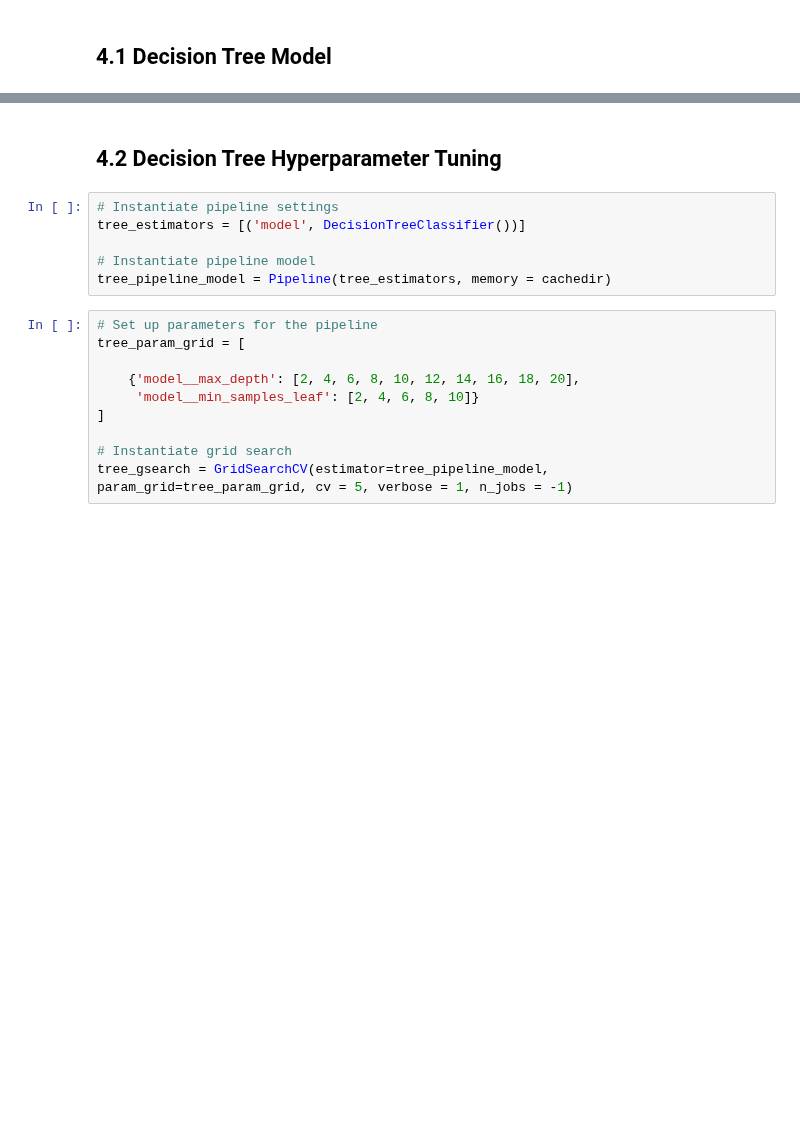
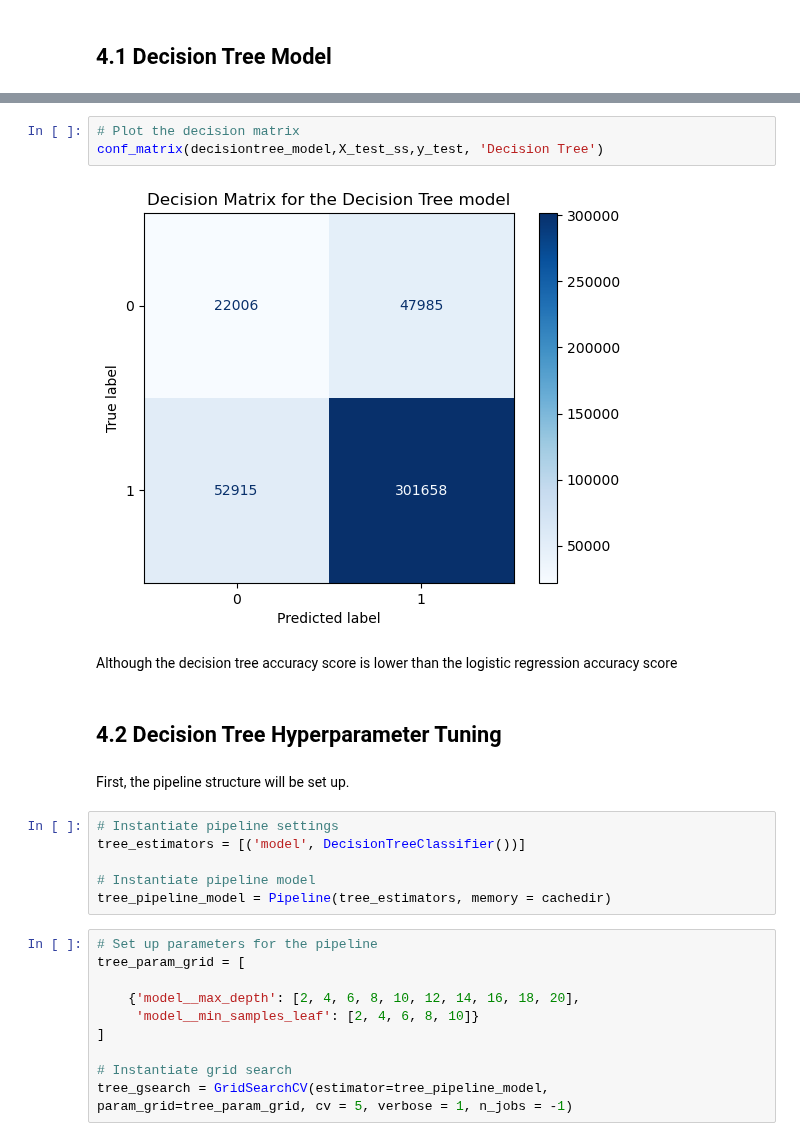
Before and after one commit to JTruong3/Amazon-Product-Recommender, a Jupyter notebook: 2_Modelling without text data.ipynb, the cells around one changed output, grey strips where cells are left out. Cells and saved outputs as stored; diff of their text form; blank space fills up the shorter version.

```diff
--- a/2_Modelling without text data.ipynb
+++ b/2_Modelling without text data.ipynb
@@ -182,5 +342,14 @@ Test score: 0.7616519535335073
+# %%
+# Plot the decision matrix
+conf_matrix(decisiontree_model,X_test_ss,y_test, 'Decision Tree')
+# %% [output]
+[figure, added]
+# %% [markdown]
+Although the decision tree accuracy score is lower than the logistic regression accuracy score
 # %% [markdown]
 ## 4.2 Decision Tree Hyperparameter Tuning<a class ='anchor' id='4.2dt_tuning'></a>
+# %% [markdown]
+First, the pipeline structure will be set up.
 # %%
 # Instantiate pipeline settings
 tree_estimators = [('model', DecisionTreeClassifier())]
```
Also changed, not shown: parts of 83 cells of this notebook.
